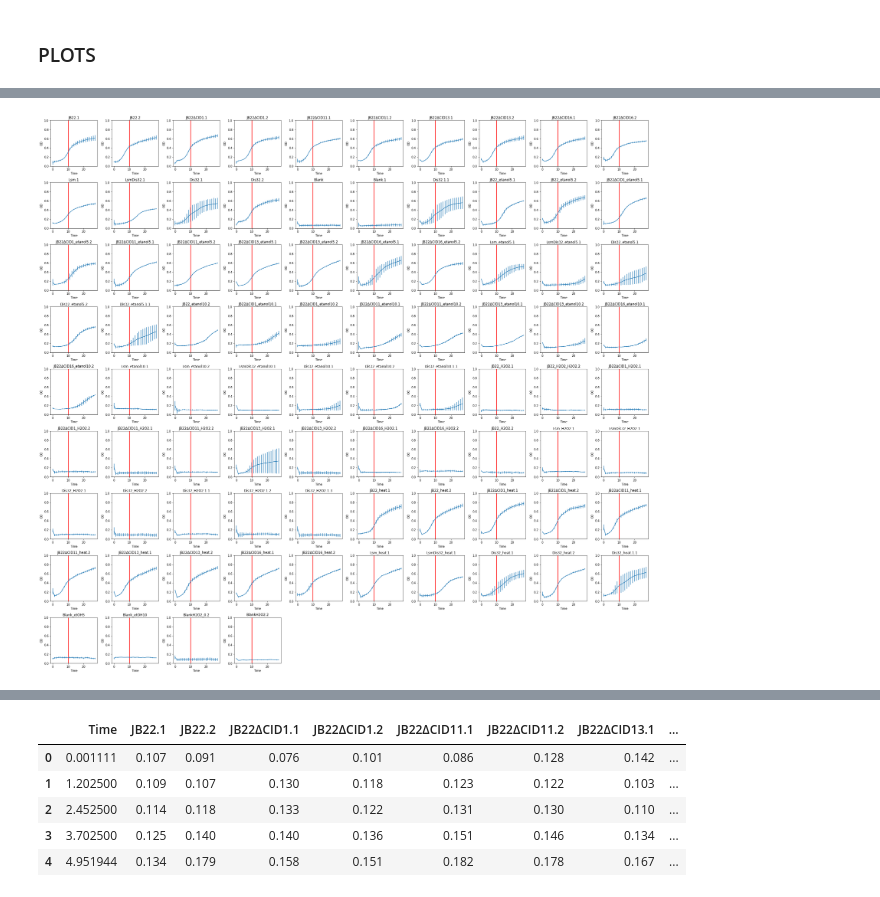
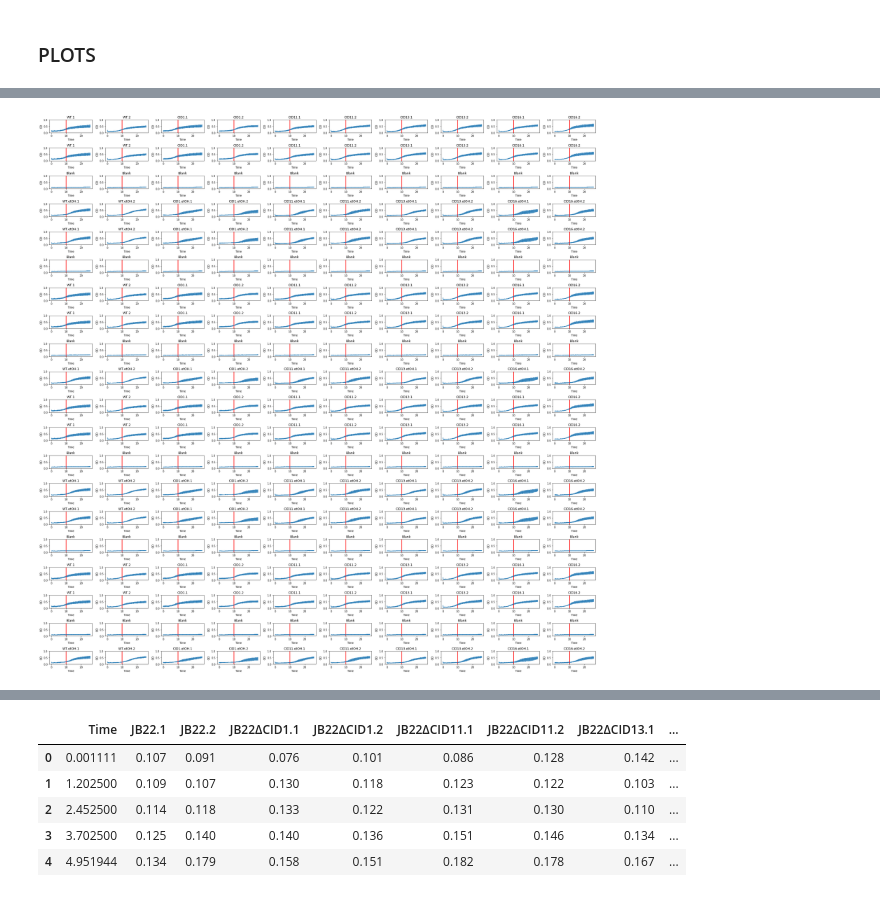
Before and after one commit to igib-rna-tails/Bioscreen_results_workflow, a Jupyter notebook: LL_Bioscreen_results_analysis.ipynb, the cells around one changed output, grey strips where cells are left out. Saved outputs shown, nothing was run; the diff lists cells and outputs as text; code cells hidden in the pictures.

```diff
--- a/LL_Bioscreen_results_analysis.ipynb
+++ b/LL_Bioscreen_results_analysis.ipynb
@@ -54,5 +54,5 @@ metadata.head()
 # %%
 # Example layout of new experiment
 
-metadata = pd.read_csv("Metadata_stresy_layout.csv", sep = '\t')
-#metadata.head()
+metadata = pd.read_csv("Metadata_example_results_dots.csv", sep = ',')
+metadata.head()
@@ -247,9 +276,9 @@ indexed_plus_time.to_csv("table_without index.csv", sep='\t', index = False)
 # %%
 krzywe_Time = pd.read_csv("probna_tabelka.csv", sep = "\t")
 
-krzywe_Time.set_index("Time")
+#krzywe_Time.set_index("Time")
 
-column_names=krzywe_Time.columns
+#column_names=krzywe_Time.columns
 # %%
 krzywe_Time.head()
 # %% [output]
@@ -327,24 +360,24 @@ Blank
 # %%
 #column_names= krzywe_Time.columns
 #time=krzywe_Time["Time"]
 
 f = plt.figure(figsize=(30,30))
 
 len(column_names)
 for siatka_n, column_name in enumerate(nazwy_orinalow):
     proba=wyciagnij_wszystkie_powtorzenia(column_name)
 
-    plt.subplot(10, 10, siatka_n+1)
+    plt.subplot(20,10, siatka_n+1)
     plt.title(column_name)
     plt.ylim([0,1])
     plt.axvline(x=10, linewidth=2, color='r')
     sns.lineplot(data=proba, x="Time", y="OD",err_style="bars")
     #plt.plot(time, krzywe_Time[column_name])
 
 plt.tight_layout()
-f.savefig("wszystkie_wykresy_stres_JB22_bars.pdf")
+#f.savefig("all_figures_mean.pdf")
 # %% [output]
-[figure, old version]
+[figure, new version]
 # %%
 #column_names= krzywe_Time.columns
 #time=krzywe_Time["Time"]
```
Also changed, not shown: parts of 28 cells of this notebook.
